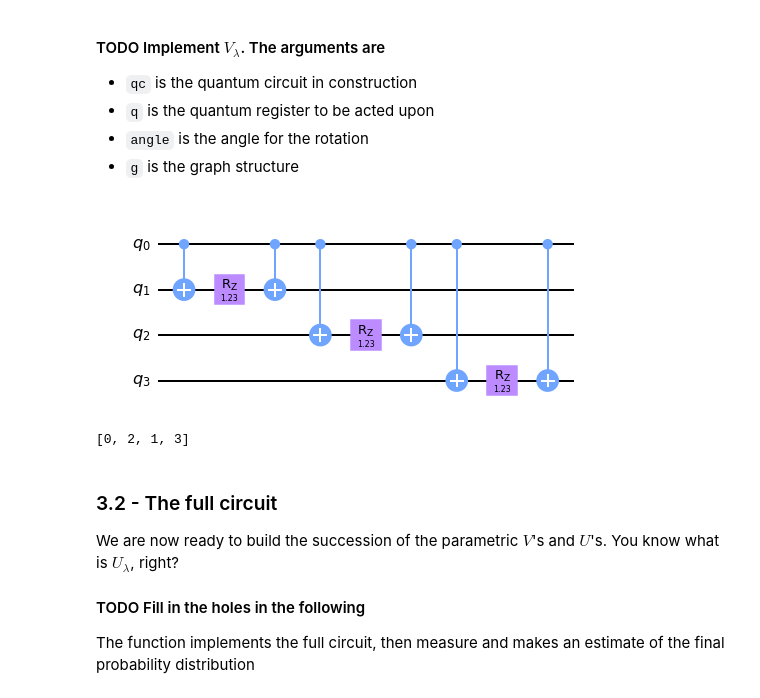
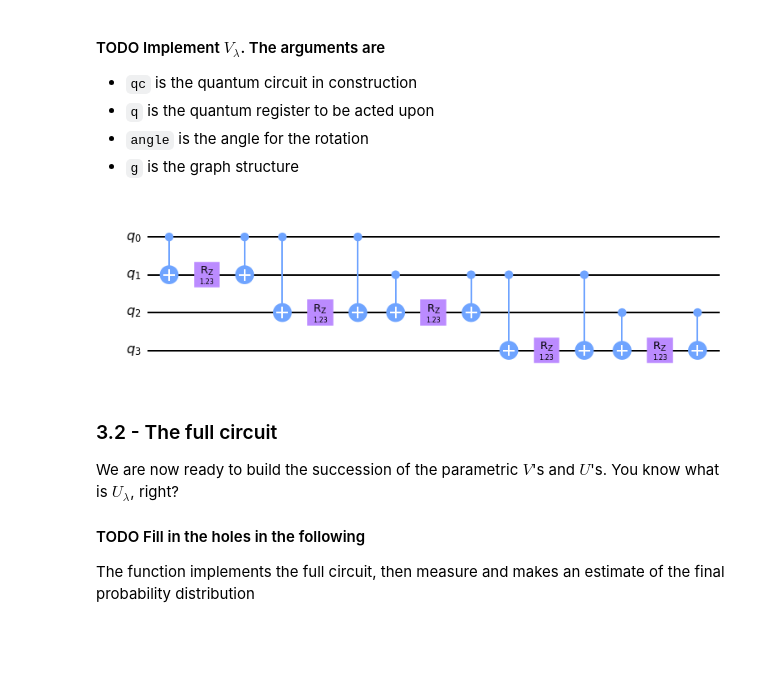
Before and after one commit to Letao-WANG/M1, a Jupyter notebook: Quantum/TP-vqe-qaoa-sujet.ipynb, the cells around one changed output. Saved outputs shown, nothing was run; the diff lists cells and outputs as text; code cells hidden in the pictures; blank space fills up the shorter version.

```diff
--- a/Quantum/TP-vqe-qaoa-sujet.ipynb
+++ b/Quantum/TP-vqe-qaoa-sujet.ipynb
@@ -383,14 +383,14 @@ g1 = {0: set([1,2]), 1:set([2,3]), 2:set([3])}
 g2 = {0: set([1,2,3])}
 g3 = {0: set([1]), 1: set([2]), 2: set([3])}
 g4 = {0: set([1]), 1: set([2]), 2: set([3]), 3: set([0])}
-g = g4
+g = g1
 
 # The function to minimize
 def toMinimizeVQE(a):
     return scalprod(g,probDistVQE(a))
 
 # Initial guess for the angle
-initAngles=[2.0 for i in range(12*3)]
+initAngles=[0.0 for i in range(12*3)]
 
 # Let us minimize it
 o = optimize.minimize(toMinimizeVQE, initAngles, method="Powell")
@@ -496,44 +493,30 @@ We derived in class that the structure of $V_\lambda$. For the graph `g1` it is
 # %%
 def get_edges(g):
 #     e.g. g1 = {0: set([1,2]), 1:set([2,3]), 2:set([3])}
     res = []
     for v1, v2_list in g.items():
         for v2 in v2_list:
             if (v1, v2) not in res:
                 res.append((v1, v2))
-    return res
-
-def get_nodes(g):
-    res = []
-    for v1, v2_list in g.items():
-        for v2 in v2_list:
-            if v1 not in res:
-                res.append(v1)
-            elif v2 not in res:
-                res.append(v2)
     return res
 
 def V(qc,q,angle,g):
 
     # problem unitary
     for pair in get_edges(g):
         qc.cnot(pair[0], pair[1])
         qc.rz(angle, pair[1])
         qc.cnot(pair[0], pair[1])
     return
 
 # Test : drawing the circuit V for g1
 angle = 1.234
 q = QuantumRegister(4, name="q")
 qc = QuantumCircuit(q)
-V(qc,q,angle,g2)
+V(qc,q,angle,g1)
 qc.draw('mpl')
 # %% [output]
-[figure, old version]
+[figure, new version]
-# %%
-get_nodes(g1)
-# %% [output]
-[0, 2, 1, 3]
 # %% [markdown]
 ### 3.2 - The full circuit
 
```
Also changed, not shown: parts of 9 cells of this notebook.
